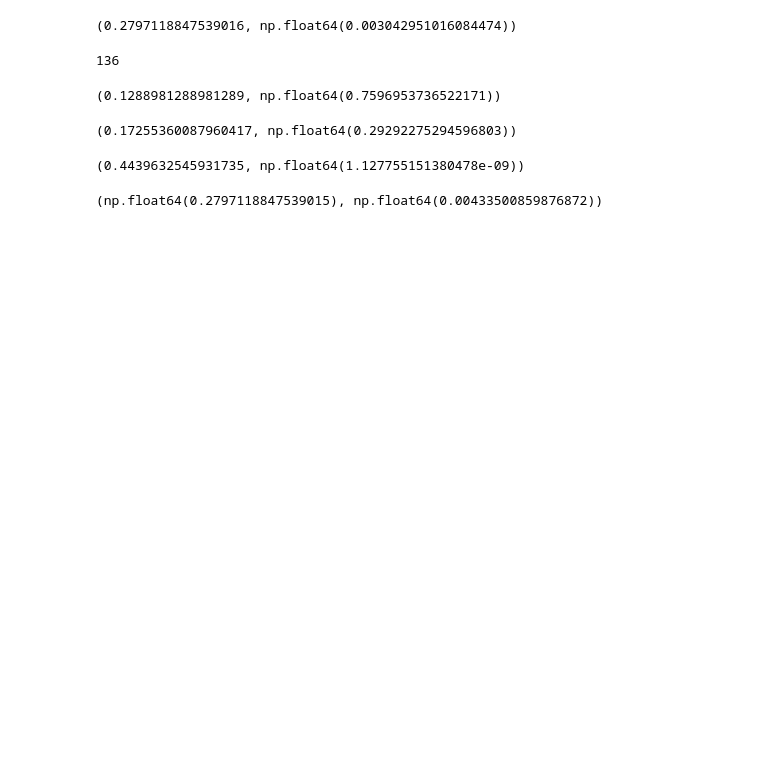
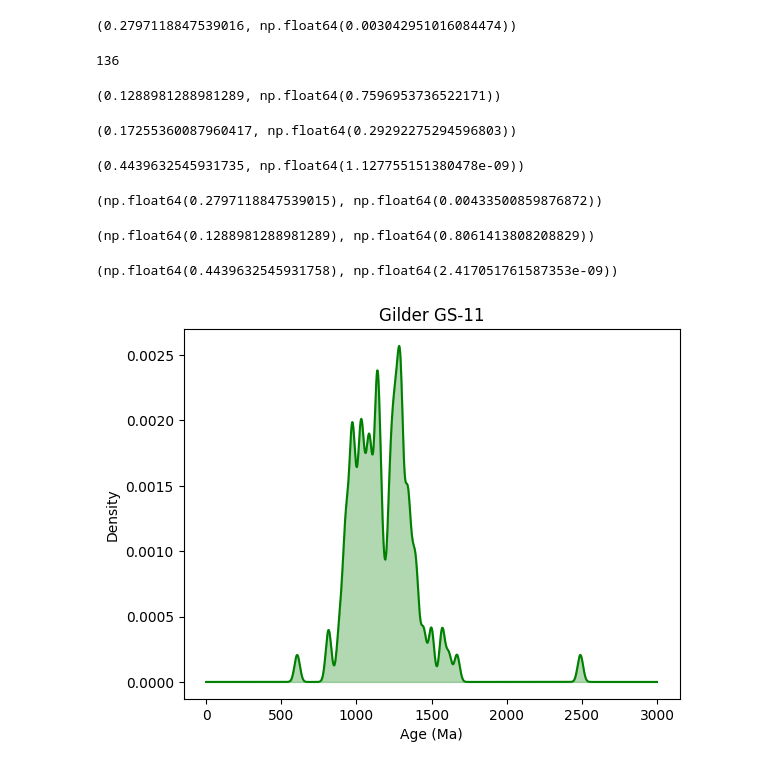
Before and after one commit to gymontes/ZirconRep, a Jupyter notebook: dz_stats.ipynb, the cells around one changed output. Saved outputs shown, nothing was run; the diff lists cells and outputs as text; code cells hidden in the pictures; blank space fills up the shorter version.

Commit message:
Running samples through ks_test function to compare to data from 2023 paper

```diff
--- a/dz_stats.ipynb
+++ b/dz_stats.ipynb
@@ -205,0 +234,4 @@ kuiper_dos(data_one, data_two)
+# %%
+kuiper_dos(data_three, data_four)
+# %% [output]
+(np.float64(0.1288981288981289), np.float64(0.8061413808208829))
@@ -205,0 +242,29 @@ kuiper_dos(data_one, data_two)
+# %%
+kuiper_dos(data_five, data_six)
+# %% [output]
+(np.float64(0.4439632545931758), np.float64(2.417051761587353e-09))
+# %%
+from __future__ import division, print_function, absolute_import
+import numpy as np
+import pandas as pd
+import math
+from scipy.stats import gaussian_kde as scipy_gaussian_kde
+from numpy.random import multivariate_normal
+import matplotlib.pyplot as plt
+
+def kde_function(dataFrame, colName, bw, the_color, the_alpha, lower, upper, nums, title):
+    data = dataFrame[colName].dropna()
+    kde = gaussian_kde(data, bw_method=bw)
+    x_vals = np.linspace(lower, upper, nums)
+    density = kde(x_vals)
+    plt.plot(x_vals, density, color=the_color)
+    plt.fill_between(x_vals, density, color=the_color, alpha=the_alpha)
+    plt.xlabel('Age (Ma)')
+    plt.ylabel('Density')
+    plt.title(title)
+# %%
+forAgeCalcdf = pd.read_excel('ForAgeCalc.xlsx', usecols=['Gilder GS-11'])
+# %%
+kde_function(forAgeCalcdf, 'Gilder GS-11', 0.08, 'green', 0.3, 0, 3000, 1000, 'Gilder GS-11')
+# %% [output]
+[figure, added]
```
Also changed, not shown: parts of 7 cells of this notebook.
